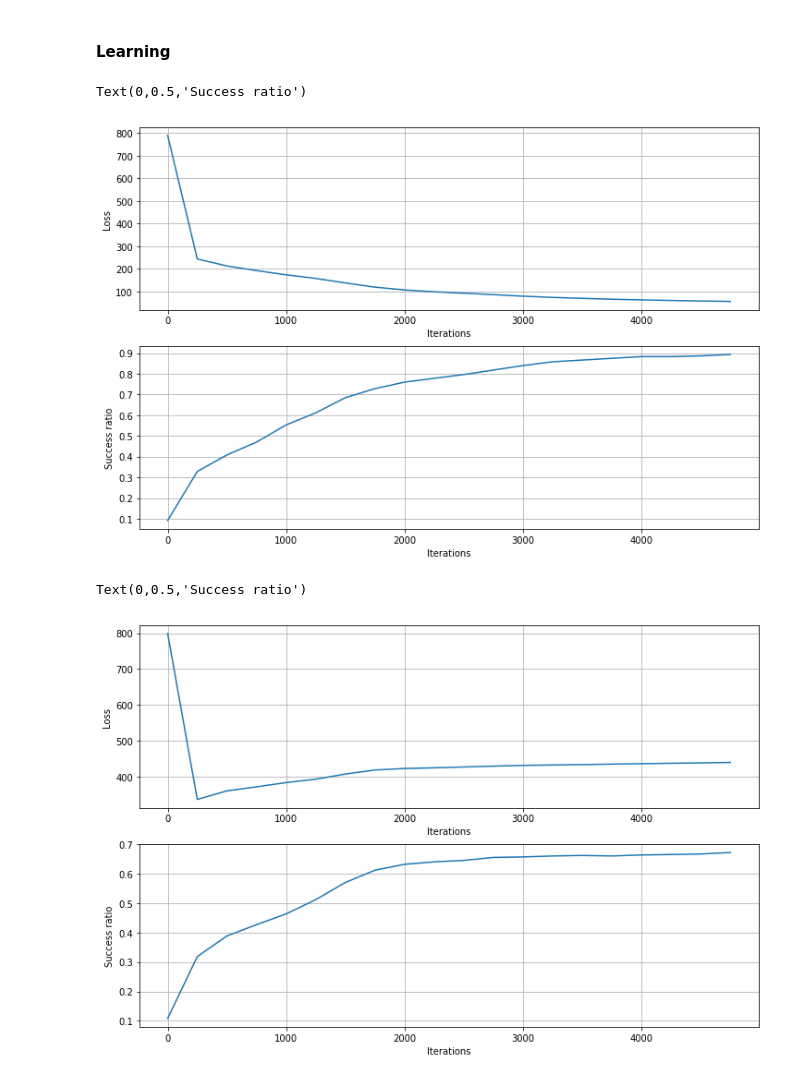
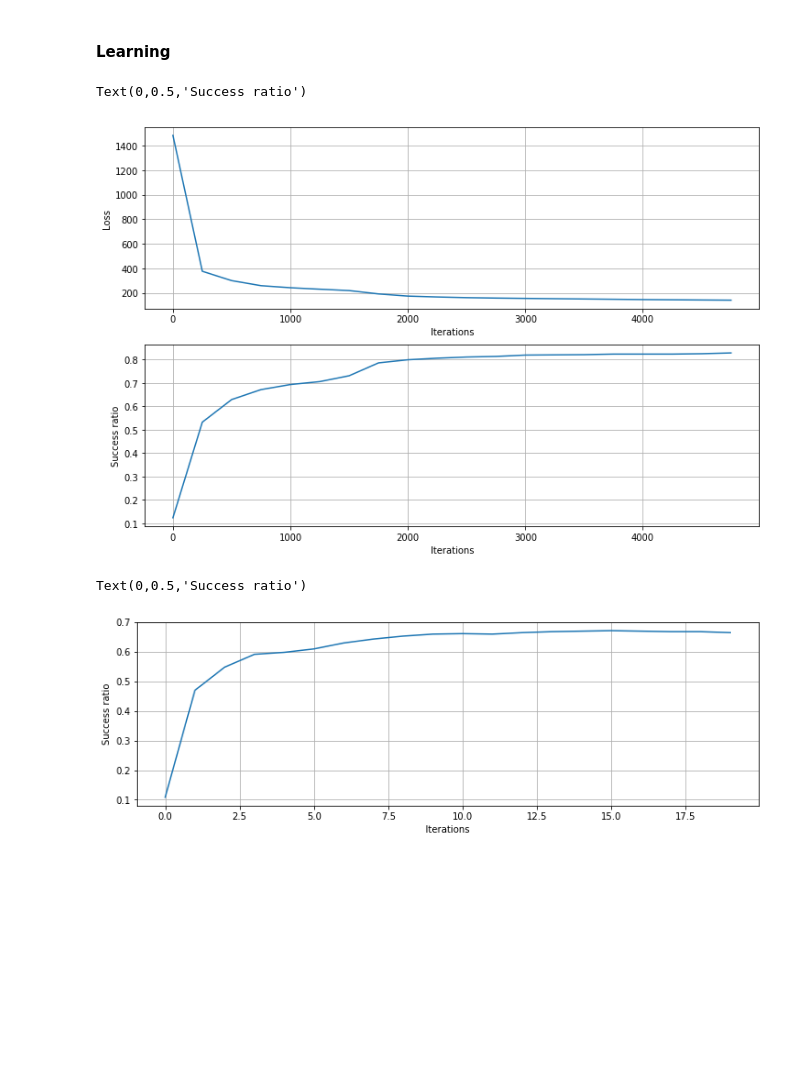
Before and after one commit to FrancoisPgm/apprentissage_auto, a Jupyter notebook: DeepLearning.ipynb, the cells around one changed output. Saved outputs shown, nothing was run; the diff lists cells and outputs as text; code cells hidden in the pictures; blank space fills up the shorter version.

```diff
--- a/DeepLearning.ipynb
+++ b/DeepLearning.ipynb
@@ -138,7 +138,7 @@ def decoupage_donnees(dataApp,labelApp,ratio):
 # %%
 dataLearning,labelLearning,dataEval,labelEval=decoupage_donnees(DataApp,
                                                                 LabelApp,
-                                                                0.99)
+                                                                0.98)
 # %%
 def makeGT(x):
     z=np.zeros(10)
@@ -205,7 +205,7 @@ for ii in tqdm(range(5000)):
             O1Eval = forwardPass(dTest,W1,b1)
             O2Eval = forwardPass(O1Eval,W2,b2)
             Y_predEval = O2Eval
-            lEvalLoss.append(calcLoss(lTestArray,Y_predEval))
+#             lEvalLoss.append(calcLoss(lTestArray,Y_predEval))
             lEvalSuccess.append(calcSuccess(lTest,Y_predEval))
 
         ''' Backprog '''
@@ -232,22 +232,22 @@ plt.xlabel('Iterations')
 plt.ylabel('Success ratio')
 # %% [output]
 Text(0,0.5,'Success ratio')
-[figure, old version]
+[figure, new version]
 # %%
 absisse=[ 250 * ii for ii in range(len(lEvalLoss))]
 
 plt.figure(figsize=(12,8))
-plt.subplot(211)
-plt.plot(absisse,lEvalLoss)
-plt.xlabel('Iterations')
-plt.ylabel('Loss')
-plt.grid(True)
+# plt.subplot(211)
+# plt.plot(absisse,lEvalLoss)
+# plt.xlabel('Iterations')
+# plt.ylabel('Loss')
+# plt.grid(True)
 
 plt.subplot(212)
 plt.grid(True)
-plt.plot(absisse,lEvalSuccess)
+plt.plot(lEvalSuccess)
 plt.xlabel('Iterations')
 plt.ylabel('Success ratio')
 # %% [output]
 Text(0,0.5,'Success ratio')
-[figure, old version]
+[figure, new version]
```
